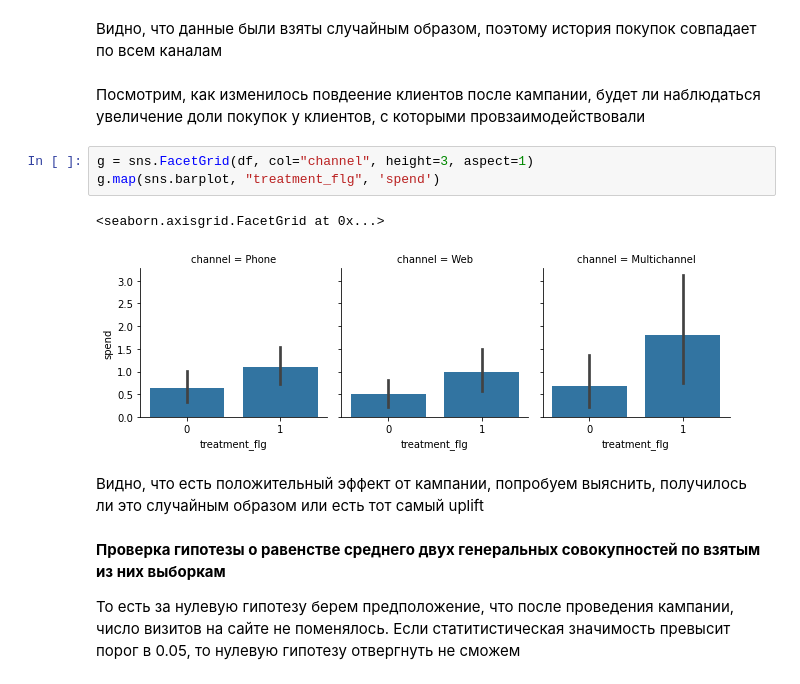
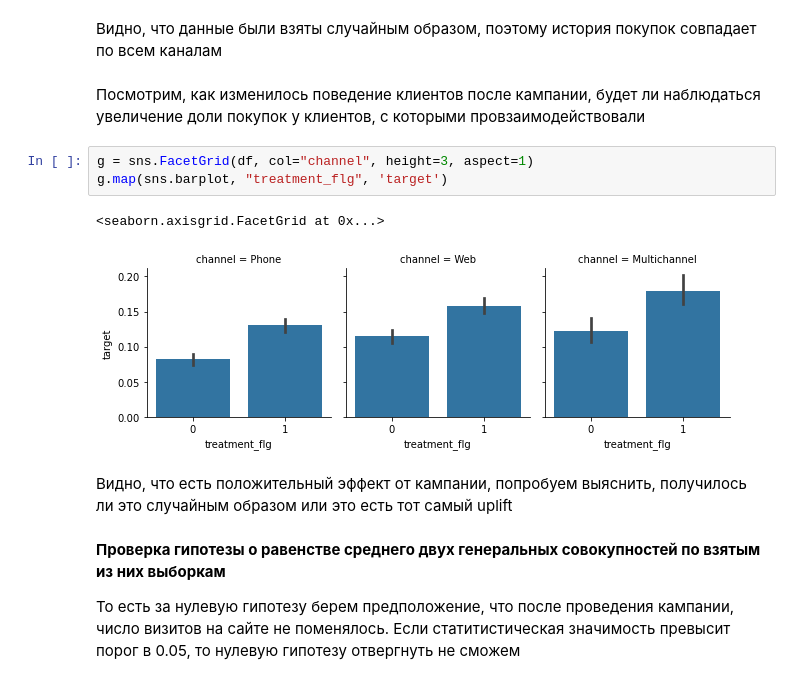
Before and after one commit to aleksandrmurzin/test_DataLab_uplift, a Jupyter notebook: ipynb/uplift.ipynb, the cells around one changed output. Cells and saved outputs as stored; diff of their text form.

```diff
--- a/ipynb/uplift.ipynb
+++ b/ipynb/uplift.ipynb
@@ -165,15 +164,15 @@ g.map(sns.barplot, "treatment_flg", 'history')
 # %% [markdown]
 Видно, что данные были взяты случайным образом, поэтому история покупок совпадает по всем каналам
 # %% [markdown]
-Посмотрим, как изменилось повдеение клиентов после кампании, будет ли наблюдаться увеличение доли покупок у клиентов, с которыми провзаимодействовали
+Посмотрим, как изменилось поведение клиентов после кампании, будет ли наблюдаться увеличение доли покупок у клиентов, с которыми провзаимодействовали
 # %%
 g = sns.FacetGrid(df, col="channel", height=3, aspect=1)
-g.map(sns.barplot, "treatment_flg", 'spend')
+g.map(sns.barplot, "treatment_flg", 'target')
 # %% [output]
 <seaborn.axisgrid.FacetGrid at 0x...>
-[figure, old version]
+[figure, new version]
 # %% [markdown]
-Видно, что есть положительный эффект от кампании, попробуем выяснить, получилось ли это случайным образом или есть тот самый uplift
+Видно, что есть положительный эффект от кампании, попробуем выяснить, получилось ли это случайным образом или это есть тот самый uplift
 # %% [markdown]
 **Проверка гипотезы о равенстве среднего двух генеральных совокупностей по взятым из них выборкам**
 
```
Also changed, not shown: parts of 17 cells of this notebook.
